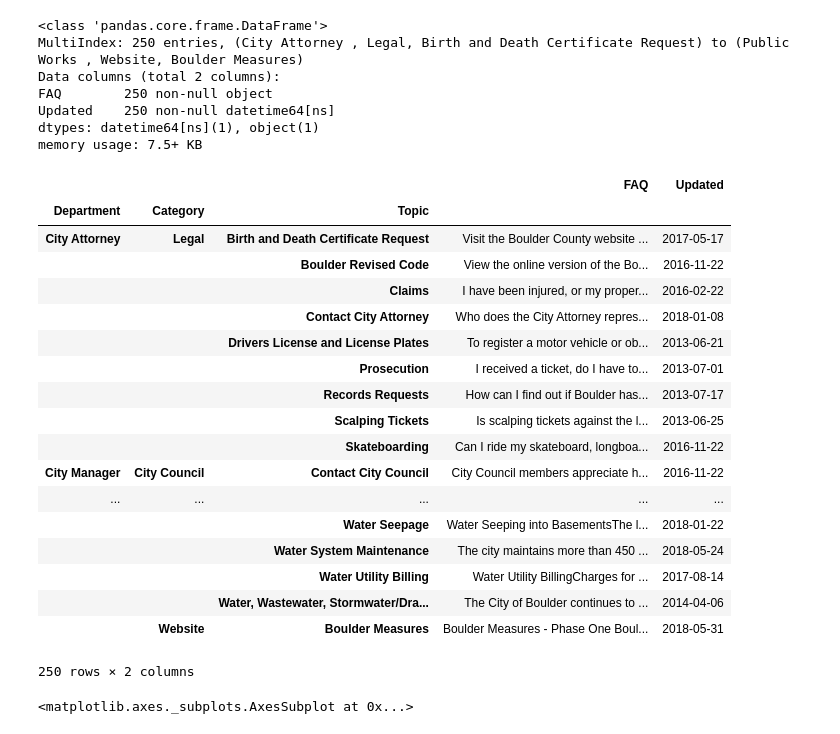
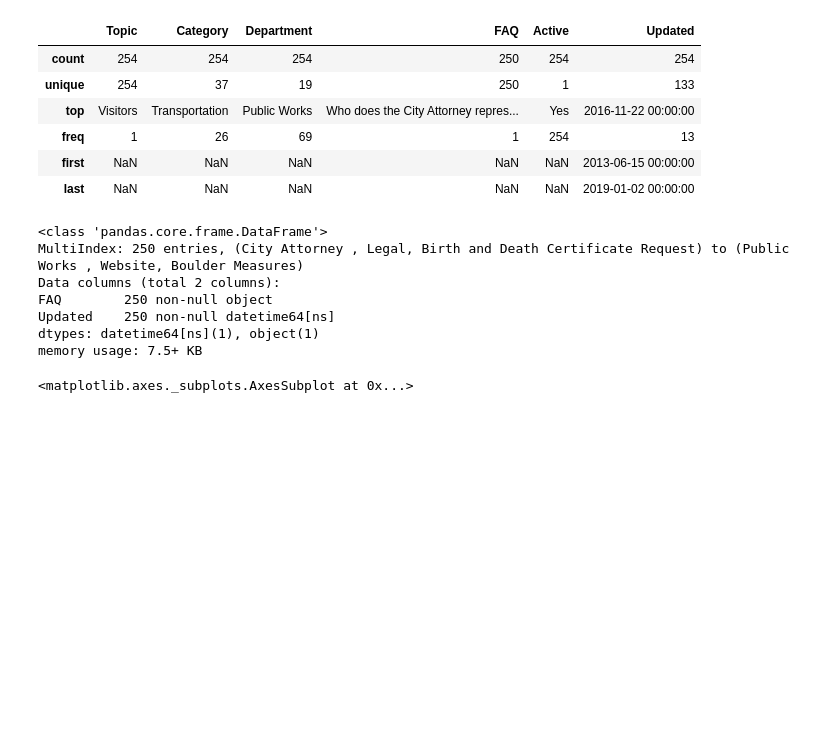
Before and after one commit to willtscott/inquire-boulder-chatbot, a Jupyter notebook: notebooks/faq-text.ipynb, the cells around one changed output. Cells and saved outputs as stored; diff of their text form; code cells hidden in the pictures; blank space fills up the shorter version.

```diff
--- a/notebooks/faq-text.ipynb
+++ b/notebooks/faq-text.ipynb
@@ -9,6 +9,16 @@ import seaborn as sns
 pd.set_option('display.max_colwidth', 0)
 # %%
 raw = pd.read_excel("../data/inquire-boulder-faq-text/inquire-boulder-active-faqs-2019-01-02.xls.xlsx")
+# %%
+raw.describe()
+# %% [output]
+|  | Topic | Category | Department | FAQ | Active | Updated |
+| count | 254 | 254 | 254 | 250 | 254 | 254 |
+| unique | 254 | 37 | 19 | 250 | 1 | 133 |
+| top | Visitors | Transportation | Public Works | Who does the City Attorney repres... | Yes | 2016-11-22 00:00:00 |
+| freq | 1 | 26 | 69 | 1 | 254 | 13 |
+| first | NaN | NaN | NaN | NaN | NaN | 2013-06-15 00:00:00 |
+| last | NaN | NaN | NaN | NaN | NaN | 2019-01-02 00:00:00 |
 # %%
 df = raw.set_index(keys=['Department', 'Category', 'Topic']).sort_index().drop(labels=('Active'), axis=1).dropna()
 # %%
@@ -21,25 +31,3 @@ FAQ        250 non-null object
 Updated    250 non-null datetime64[ns]
 dtypes: datetime64[ns](1), object(1)
 memory usage: 7.5+ KB
-# %%
-df
-# %% [output]
-|  |  |  | FAQ | Updated |
-| Department | Category | Topic |  |  |
-| City Attorney | Legal | Birth and Death Certificate Request | Visit the Boulder County website ... | 2017-05-17 |
-|  |  | Boulder Revised Code | View the online version of the Bo... | 2016-11-22 |
-|  |  | Claims | I have been injured, or my proper... | 2016-02-22 |
-|  |  | Contact City Attorney | Who does the City Attorney repres... | 2018-01-08 |
-|  |  | Drivers License and License Plates | To register a motor vehicle or ob... | 2013-06-21 |
-|  |  | Prosecution | I received a ticket, do I have to... | 2013-07-01 |
-|  |  | Records Requests | How can I find out if Boulder has... | 2013-07-17 |
-|  |  | Scalping Tickets | Is scalping tickets against the l... | 2013-06-25 |
-|  |  | Skateboarding | Can I ride my skateboard, longboa... | 2016-11-22 |
-| City Manager | City Council | Contact City Council | City Council members appreciate h... | 2016-11-22 |
-| ... | ... | ... | ... | ... |
-|  |  | Water Seepage | Water Seeping into BasementsThe l... | 2018-01-22 |
-|  |  | Water System Maintenance | The city maintains more than 450 ... | 2018-05-24 |
-|  |  | Water Utility Billing | Water Utility BillingCharges for ... | 2017-08-14 |
-|  |  | Water, Wastewater, Stormwater/Dra... | The City of Boulder continues to ... | 2014-04-06 |
-|  | Website | Boulder Measures | Boulder Measures - Phase One Boul... | 2018-05-31 |
-250 rows × 2 columns
```
Also changed, not shown: parts of 29 cells of this notebook.
